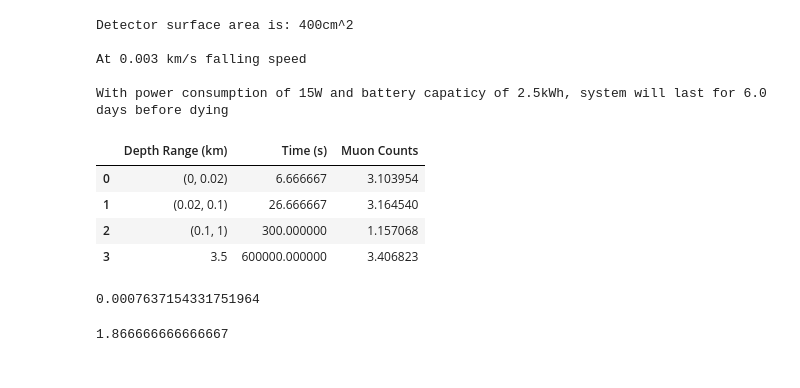
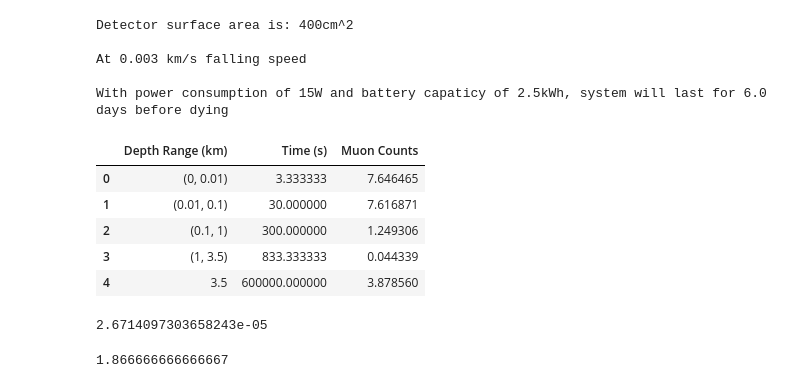
Before and after one commit to wlhwl/siMu_atm, a Jupyter notebook: detector_sim/ana_string/reco_one_string/scripts/notebooks/get_muon_flux.ipynb, the cells around one changed output. Cells and saved outputs as stored; diff of their text form; code cells hidden in the pictures.

Commit message:
add muon flux notebook

```diff
--- a/detector_sim/ana_string/reco_one_string/scripts/notebooks/get_muon_flux.ipynb
+++ b/detector_sim/ana_string/reco_one_string/scripts/notebooks/get_muon_flux.ipynb
@@ -2,0 +5,4 @@
+# %%
+# Provided data points
+depth = np.array([10, 20, 50, 100, 200, 300, 500, 1000])
+intensity = np.array([3e-3, 2e-3, 4e-4, 1e-4, 3e-5, 1e-5, 4e-6, 8e-7])
@@ -3,15 +64,11 @@
 # %%
-import numpy as np
-import matplotlib.pyplot as plt
-from scipy.optimize import curve_fit
-
 # Define an alternative function to fit (power-law decay)
 def muon_intensity_power_law(depth, a, b, c):
     return a * (depth + c) ** -b
 
 # Data points extracted from the plot (approximate values)
-depth = np.array([0.1, 0.3, 0.75, 1, 1.5, 2, 2.5, 3, 4])  # in km
-intensity = np.array([1e-4, 1e-5, 1e-6, 4e-7, 2e-7, 1e-7, 3.5e-8, 2e-8, 6e-9])  # in cm^-2 s^-1 sr^-1
+depth = np.array([1, 1.5, 2, 2.5, 3, 4])  # in km
+intensity = np.array([8e-7, 2e-7, 1e-7, 3.5e-8, 2e-8, 6e-9])  # in cm^-2 s^-1 sr^-1
 
 # Fit the curve using the alternative function
 params_power_law, covariance_power_law = curve_fit(muon_intensity_power_law, depth, intensity, p0=[1e-4, 1, 1])
@@ -36,7 +93,7 @@ array([5.42786128e-07, 2.87398806e+00, 6.28423374e-02])
 cost = 15 # W
 power = 2.5 # kWh
 detector_area = 400 # Effective area of the detector in cm^2
-depth_ranges = [(0, 0.02), (0.02, 0.1), (0.1, 1)] # Depth ranges and corresponding times
+depth_ranges = [(0, 0.01), (0.01, 0.1), (0.1, 1), (1, 3.5)] # Depth ranges and corresponding times
 speed = 0.003 # falling speed in km/s
 steps = 1000
 # %%
@@ -52,7 +109,10 @@ def power_to_days(cost, power):
 
 # Function for the parameterized muon flux
 def muon_flux(depth):
-    return 5.43e-7 * (depth + 0.06) ** -2.87
+    if depth > 1:
+        return 3.76e-7 * (depth - 0.25) ** -2.67 # because of fitting, two sets of ranges
+    else:
+        return modified_model_func_v2_safe(depth*1000, 5.438, 2.274, 16.033) # because of fitting, two sets of ranges
 
 times = []
 for depth_range in depth_ranges:
@@ -75,43 +135,42 @@ def calculate_muon_counts(depth_range, speed, steps):
     return total_muons
 
 # Calculate muon counts for each depth range
 muon_counts_fine_steps = [calculate_muon_counts(depth_range, speed, steps) for depth_range in depth_ranges]
 
 # For the last step, staying at 3500m for x days
 days = power_to_days(cost, power)
 depth_3500m_flux = muon_flux(3.5)
 muon_count_3500m = depth_3500m_flux * detector_area * days * 24 * 3600
 muon_counts_fine_steps.append(muon_count_3500m)
 
 # Prepare the results in a dataframe
 df_muon_counts_fine_steps = pd.DataFrame({
     "Depth Range (km)": depth_ranges + [3.5],
     "Time (s)": times + [days*24*3600],
     "Muon Counts": muon_counts_fine_steps
 })
 
 print (f"Detector surface area is: {detector_area}cm^2\n")
 print (f"At {speed} km/s falling speed\n")
 print (f"With power consumption of {cost}W and battery capaticy of {power}kWh, system will last for {np.floor(days)} days before dying\n")
 
 df_muon_counts_fine_steps
 # %% [output]
 Detector surface area is: 400cm^2
 
 At 0.003 km/s falling speed
 
 With power consumption of 15W and battery capaticy of 2.5kWh, system will last for 6.0 days before dying
 |  | Depth Range (km) | Time (s) | Muon Counts |
-| 0 | (0, 0.02) | 6.666667 | 3.103954 |
-| 1 | (0.02, 0.1) | 26.666667 | 3.164540 |
-| 2 | (0.1, 1) | 300.000000 | 1.157068 |
-| 3 | 3.5 | 600000.000000 | 3.406823 |
+| 0 | (0, 0.01) | 3.333333 | 7.646465 |
+| 1 | (0.01, 0.1) | 30.000000 | 7.616871 |
+| 2 | (0.1, 1) | 300.000000 | 1.249306 |
+| 3 | (1, 3.5) | 833.333333 | 0.044339 |
+| 4 | 3.5 | 600000.000000 | 3.878560 |
 # %%
-depth = 0.02
-flux = 5.43e-7 * (depth + 0.06) ** -2.87
-flux
+muon_flux(0.2)
 # %% [output]
-0.0007637154331751964
+2.6714097303658243e-05
 # %%
 0.02/0.003*0.0007*400
 # %% [output]
```
Also changed, not shown: parts of 4 cells of this notebook.
